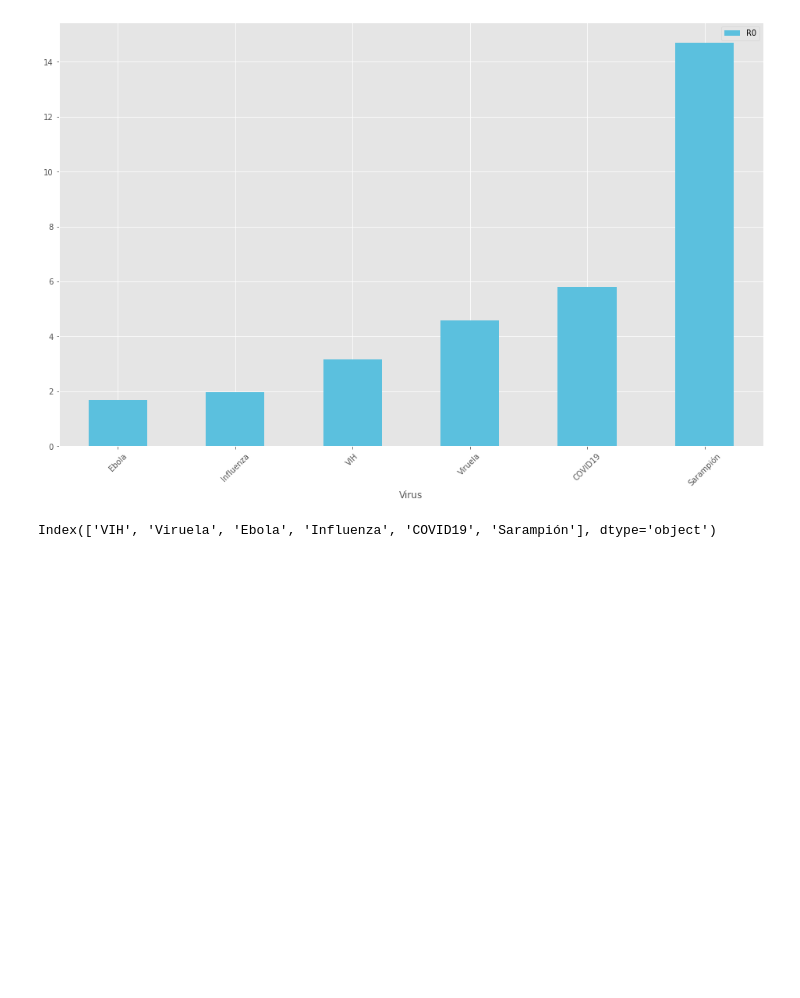
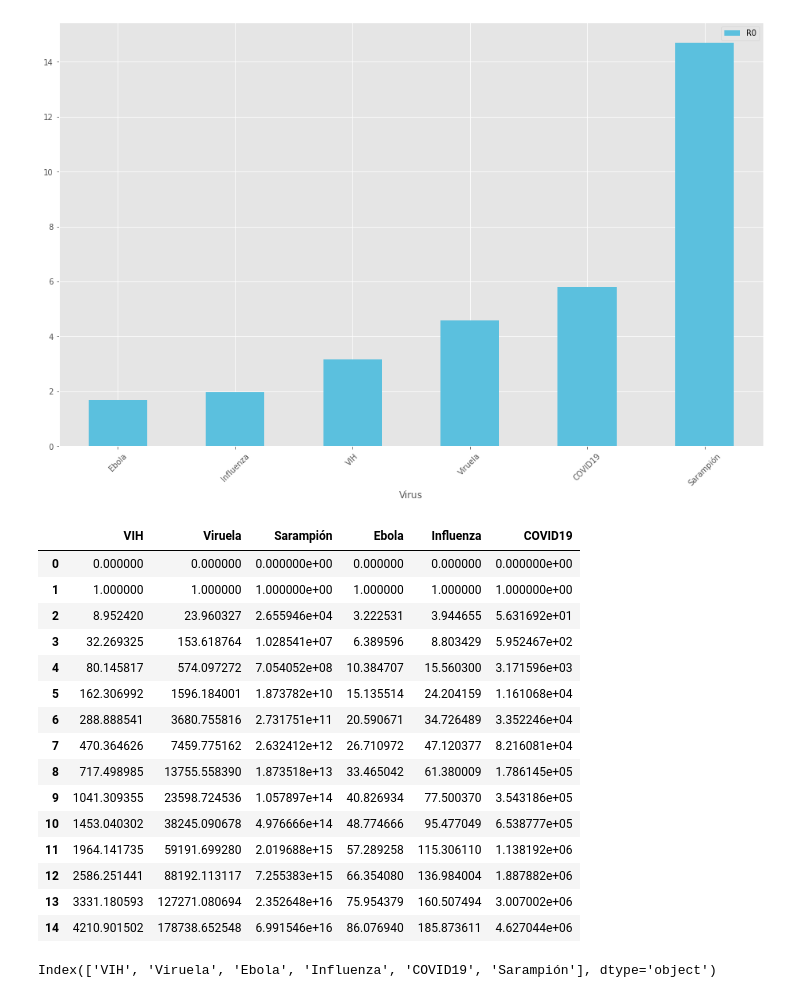
Before and after one commit to ta-data-mexpt/project-dataviz, a Jupyter notebook: COVID19.ipynb, the cells around one changed output. Drawn from its saved outputs; the diff is of its cells as text; code cells hidden in the pictures; blank space fills up the shorter version.

```diff
--- a/COVID19.ipynb
+++ b/COVID19.ipynb
@@ -180,6 +180,30 @@ df_r0_bar.plot.bar(figsize=(1.618*10,10),color="#5bc0de",rot=45)
 plt.savefig("r0.png",dpi=1000)
 # %% [output]
 [figure]
+# %%
+r0={}
+for i in range(len(r0_range)):
+  r0[nombres_r0[i]]=arange**r_cero[i]
+# %%
+r0=pd.DataFrame(r0)
+r0
+# %% [output]
+|  | VIH | Viruela | Sarampión | Ebola | Influenza | COVID19 |
+| 0 | 0.000000 | 0.000000 | 0.000000e+00 | 0.000000 | 0.000000 | 0.000000e+00 |
+| 1 | 1.000000 | 1.000000 | 1.000000e+00 | 1.000000 | 1.000000 | 1.000000e+00 |
+| 2 | 8.952420 | 23.960327 | 2.655946e+04 | 3.222531 | 3.944655 | 5.631692e+01 |
+| 3 | 32.269325 | 153.618764 | 1.028541e+07 | 6.389596 | 8.803429 | 5.952467e+02 |
+| 4 | 80.145817 | 574.097272 | 7.054052e+08 | 10.384707 | 15.560300 | 3.171596e+03 |
+| 5 | 162.306992 | 1596.184001 | 1.873782e+10 | 15.135514 | 24.204159 | 1.161068e+04 |
+| 6 | 288.888541 | 3680.755816 | 2.731751e+11 | 20.590671 | 34.726489 | 3.352246e+04 |
+| 7 | 470.364626 | 7459.775162 | 2.632412e+12 | 26.710972 | 47.120377 | 8.216081e+04 |
+| 8 | 717.498985 | 13755.558390 | 1.873518e+13 | 33.465042 | 61.380009 | 1.786145e+05 |
+| 9 | 1041.309355 | 23598.724536 | 1.057897e+14 | 40.826934 | 77.500370 | 3.543186e+05 |
+| 10 | 1453.040302 | 38245.090678 | 4.976666e+14 | 48.774666 | 95.477049 | 6.538777e+05 |
+| 11 | 1964.141735 | 59191.699280 | 2.019688e+15 | 57.289258 | 115.306110 | 1.138192e+06 |
+| 12 | 2586.251441 | 88192.113117 | 7.255383e+15 | 66.354080 | 136.984004 | 1.887882e+06 |
+| 13 | 3331.180593 | 127271.080694 | 2.352648e+16 | 75.954379 | 160.507494 | 3.007002e+06 |
+| 14 | 4210.901502 | 178738.652548 | 6.991546e+16 | 86.076940 | 185.873611 | 4.627044e+06 |
 # %%
 multiseries=pd.read_excel("r0.xlsx")
 multiseries.set_index("Tiempo t",inplace=True)
```
